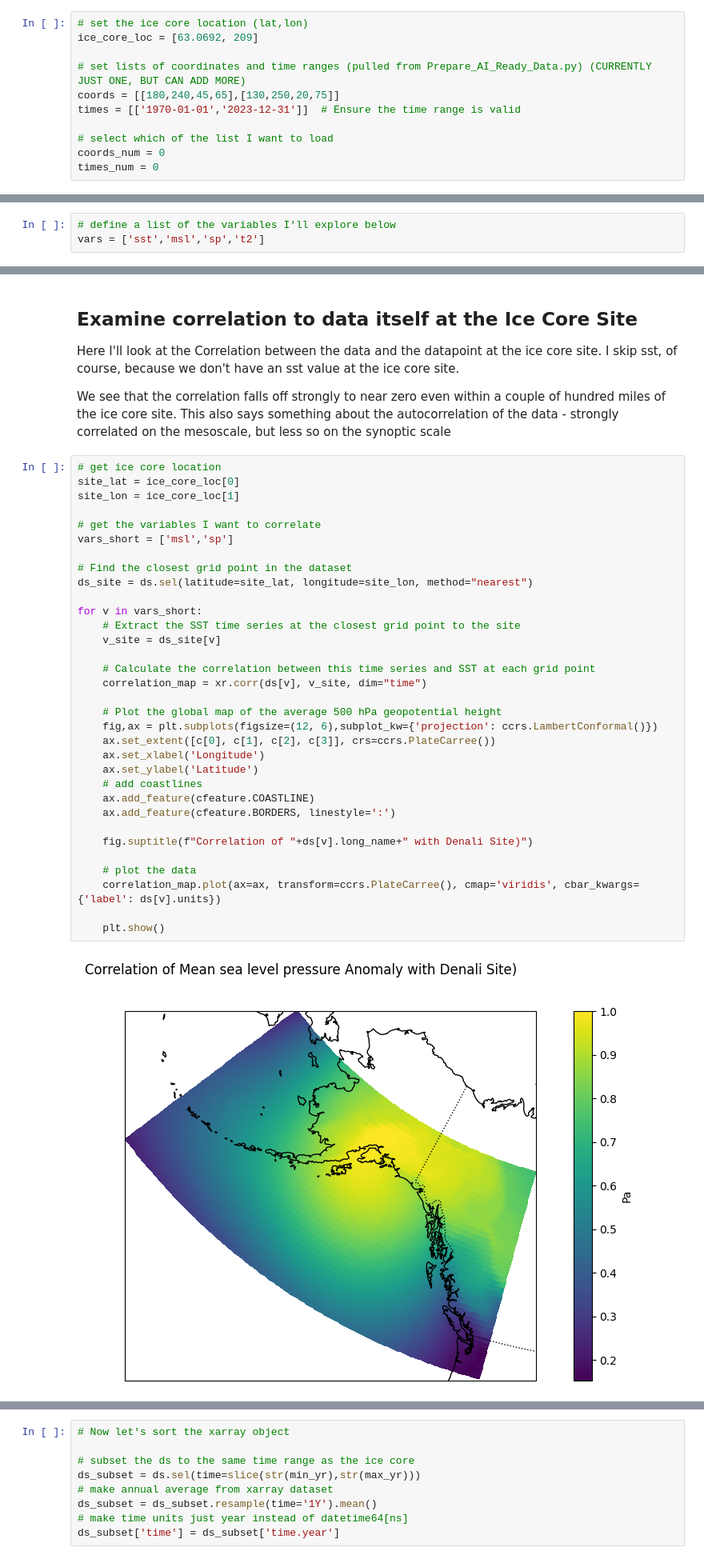
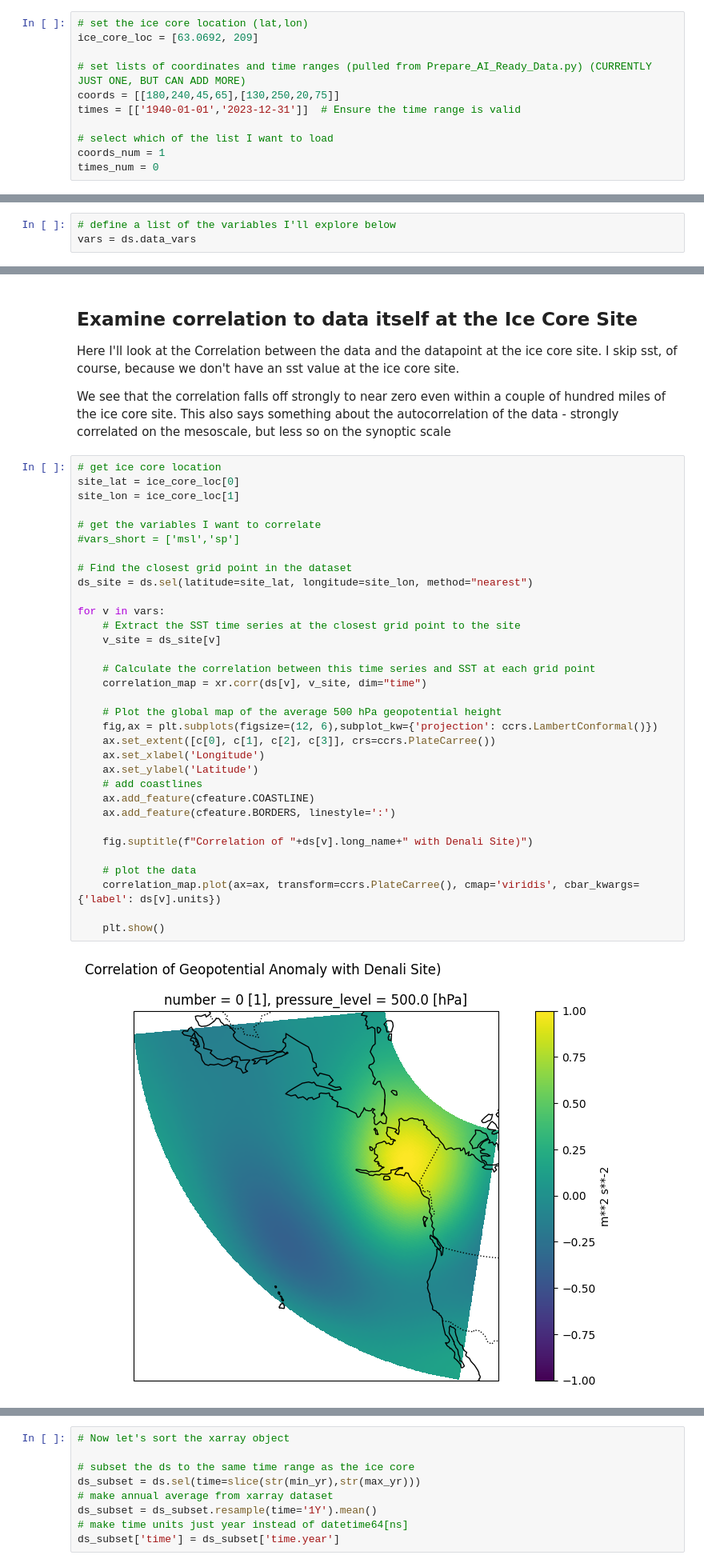
Before and after one commit to liamkirkpatrick/ess469_final, a Jupyter notebook: notebooks-part1/EDA.ipynb, the cells around one changed output, grey strips where cells are left out. Shown at 80% size. Cells and saved outputs as stored; diff of their text form.

```diff
--- a/notebooks-part1/EDA.ipynb
+++ b/notebooks-part1/EDA.ipynb
@@ -26,10 +26,10 @@ ice_core_loc = [63.0692, 209]
 
 # set lists of coordinates and time ranges (pulled from Prepare_AI_Ready_Data.py) (CURRENTLY JUST ONE, BUT CAN ADD MORE)
 coords = [[180,240,45,65],[130,250,20,75]]
-times = [['1970-01-01','2023-12-31']]  # Ensure the time range is valid
+times = [['1940-01-01','2023-12-31']]  # Ensure the time range is valid
 
 # select which of the list I want to load
-coords_num = 0
+coords_num = 1
 times_num = 0
 # %% [markdown]
 ## Load data
@@ -51,6 +49,6 @@ OSError: [Errno -51] NetCDF: Unknown file format: '/Users/Liam/Desktop/UW/Classe
 # %%
 # define a list of the variables I'll explore below
-vars = ['sst','msl','sp','t2']
+vars = ds.data_vars
 # %% [markdown]
 ## Make Basic Plots of the Data
 
@@ -173,33 +171,33 @@ We see that the correlation falls off strongly to near zero even within a couple
 site_lat = ice_core_loc[0]
 site_lon = ice_core_loc[1]
 
 # get the variables I want to correlate
-vars_short = ['msl','sp']
+#vars_short = ['msl','sp']
 
 # Find the closest grid point in the dataset
 ds_site = ds.sel(latitude=site_lat, longitude=site_lon, method="nearest")
 
-for v in vars_short:
+for v in vars:
     # Extract the SST time series at the closest grid point to the site
     v_site = ds_site[v]
 
     # Calculate the correlation between this time series and SST at each grid point
     correlation_map = xr.corr(ds[v], v_site, dim="time")
 
     # Plot the global map of the average 500 hPa geopotential height
     fig,ax = plt.subplots(figsize=(12, 6),subplot_kw={'projection': ccrs.LambertConformal()})
     ax.set_extent([c[0], c[1], c[2], c[3]], crs=ccrs.PlateCarree())
     ax.set_xlabel('Longitude')
     ax.set_ylabel('Latitude')
     # add coastlines
     ax.add_feature(cfeature.COASTLINE)
     ax.add_feature(cfeature.BORDERS, linestyle=':')
 
     fig.suptitle(f"Correlation of "+ds[v].long_name+" with Denali Site)")
 
     # plot the data
     correlation_map.plot(ax=ax, transform=ccrs.PlateCarree(), cmap='viridis', cbar_kwargs={'label': ds[v].units})
 
     plt.show()
 # %% [output]
-[figure, old version]
+[figure, new version]
```
Also changed, not shown: parts of 7 cells of this notebook, 3 other files.
